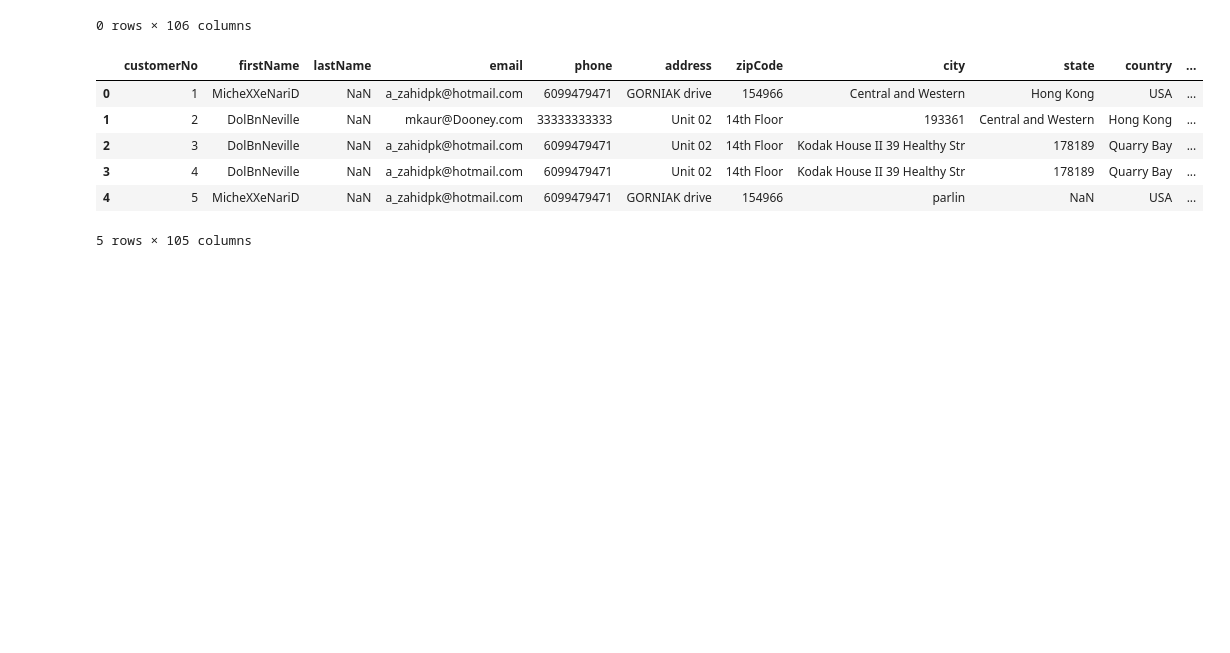
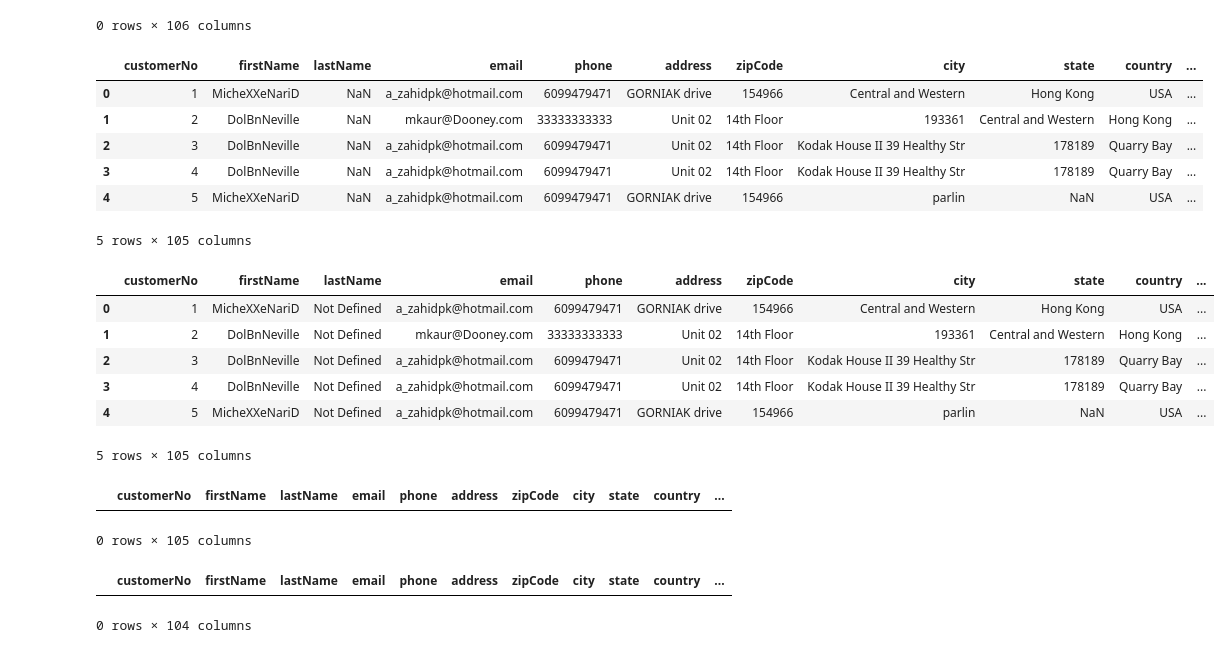
Before and after one commit to talha915/BIG-DATA-Training, a Jupyter notebook: Assignment1/Data Wrangling Using Python.ipynb, the cells around one changed output. Drawn from its saved outputs; the diff is of its cells as text; code cells hidden in the pictures; blank space fills up the shorter version.

```diff
--- a/Assignment1/Data Wrangling Using Python.ipynb
+++ b/Assignment1/Data Wrangling Using Python.ipynb
@@ -75,3 +75,20 @@ data.head()
 | 3 | 4 | DolBnNeville | NaN | a_zahidpk@hotmail.com | 6099479471 | Unit 02 | 14th Floor | Kodak House II 39 Healthy Str | 178189 | Quarry Bay | ... |
 | 4 | 5 | MicheXXeNariD | NaN | a_zahidpk@hotmail.com | 6099479471 | GORNIAK drive | 154966 | parlin | NaN | USA | ... |
 5 rows × 105 columns
+# %%
+data['lastName'].fillna("Not Defined", inplace=True)
+# %%
+data.head()
+# %% [output]
+|  | customerNo | firstName | lastName | email | phone | address | zipCode | city | state | country | ... |
+| 0 | 1 | MicheXXeNariD | Not Defined | a_zahidpk@hotmail.com | 6099479471 | GORNIAK drive | 154966 | Central and Western | Hong Kong | USA | ... |
+| 1 | 2 | DolBnNeville | Not Defined | mkaur@Dooney.com | 33333333333 | Unit 02 | 14th Floor | 193361 | Central and Western | Hong Kong | ... |
+| 2 | 3 | DolBnNeville | Not Defined | a_zahidpk@hotmail.com | 6099479471 | Unit 02 | 14th Floor | Kodak House II 39 Healthy Str | 178189 | Quarry Bay | ... |
+| 3 | 4 | DolBnNeville | Not Defined | a_zahidpk@hotmail.com | 6099479471 | Unit 02 | 14th Floor | Kodak House II 39 Healthy Str | 178189 | Quarry Bay | ... |
+| 4 | 5 | MicheXXeNariD | Not Defined | a_zahidpk@hotmail.com | 6099479471 | GORNIAK drive | 154966 | parlin | NaN | USA | ... |
+5 rows × 105 columns
+# %%
+data[data['PRIMARYCONTACTPHONEEXTENSION'].notnull()]
+# %% [output]
+|  | customerNo | firstName | lastName | email | phone | address | zipCode | city | state | country | ... |
+0 rows × 105 columns
@@ -77,0 +98,5 @@ data.head()
+# %%
+data[data['RECEIPTOPTION'].notnull()]
+# %% [output]
+|  | customerNo | firstName | lastName | email | phone | address | zipCode | city | state | country | ... |
+0 rows × 104 columns
```
Also changed, not shown: parts of 73 cells of this notebook.
